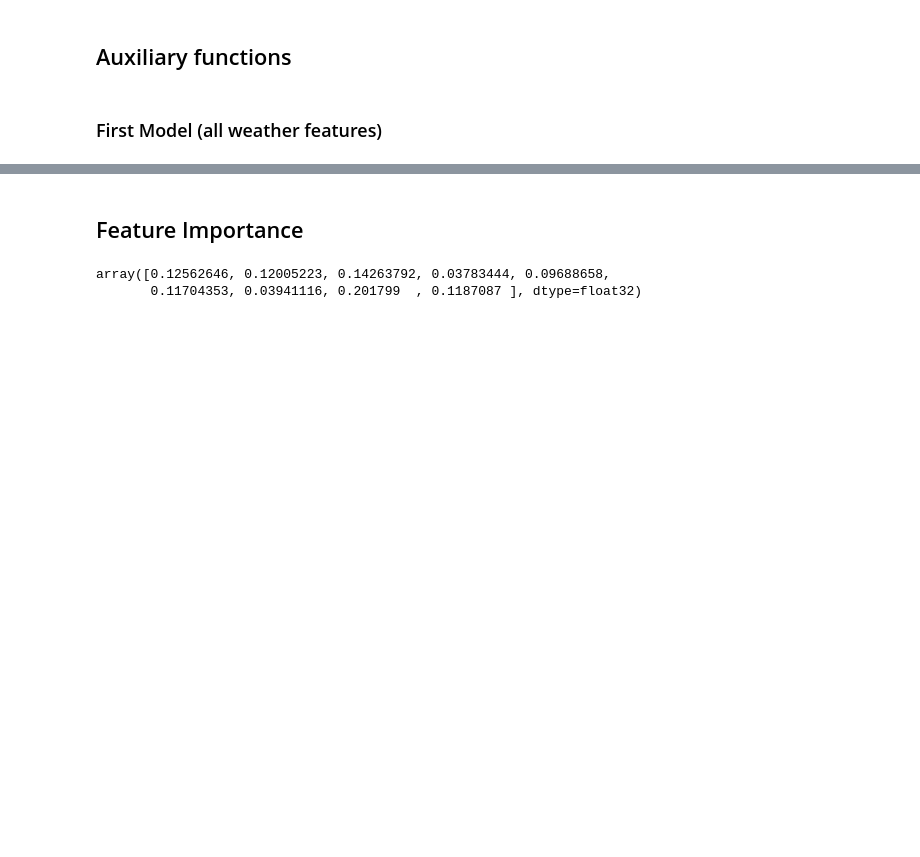
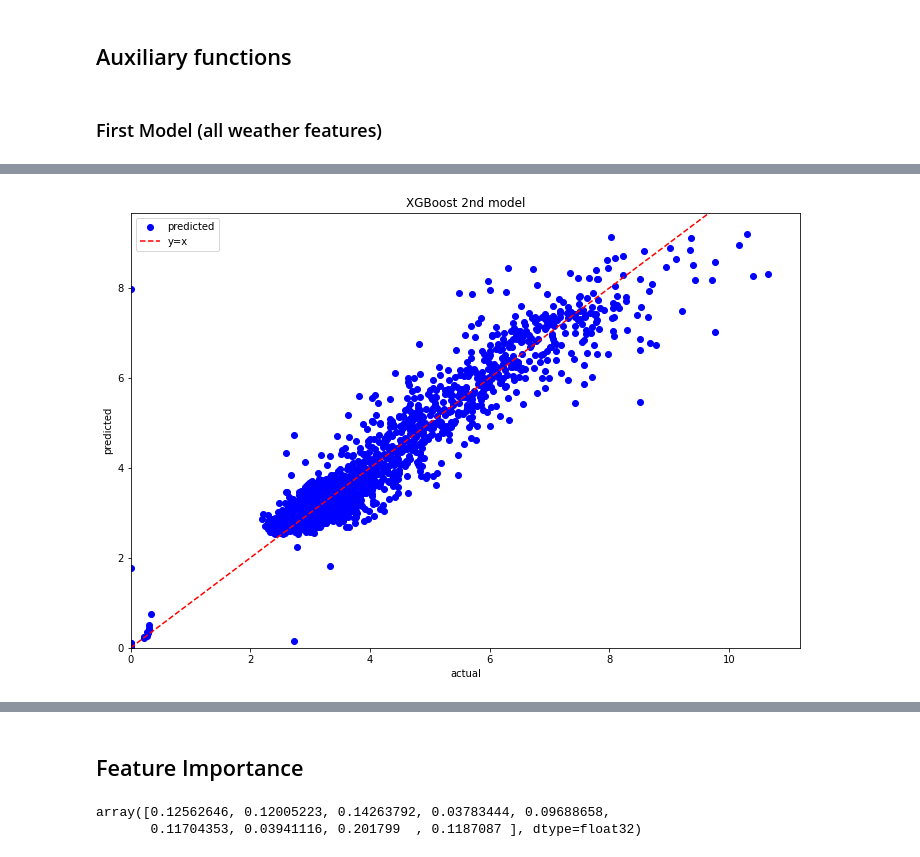
Before and after one commit to franciscomonteiro85/rec-energy-prediction-algorithm, a Jupyter notebook: REC_Energy_Algorithm.ipynb, the cells around one changed output, grey strips where cells are left out. Cells and saved outputs as stored; diff of their text form; code cells hidden in the pictures; blank space fills up the shorter version.

```diff
--- a/REC_Energy_Algorithm.ipynb
+++ b/REC_Energy_Algorithm.ipynb
@@ -205,0 +205,4 @@ X2
+# %%
+# Merge with new 96 features and the target
+X_2nd_model = pd.concat([X2, features_96, y2.rename('Energy_out')], axis=1)
+X_2nd_model
@@ -205,0 +223,7 @@ X2
+# %%
+# Drop NaN values
+X24_merged = X_2nd_model.dropna(axis=0).reset_index(drop=True)
+# Separate into X and y
+X24 = X24_merged.drop('Energy_out', axis=1, inplace=False)
+y24 = X24_merged['Energy_out']
+X24
@@ -205,0 +310,12 @@ X2
+# %%
+# First Model (all weather features)
+X_train, X_test, y_train, y_test = train_test_split(X, y, test_size=0.2, random_state=42)
+model, preds = build_model(X_train, y_train, X_test)
+
+# Second Model (weather features + last 24 hours)
+X24_train, X24_test, y24_train, y24_test = train_test_split(X24, y24, test_size=0.2, random_state=42)
+model24, preds24 = build_model(X24_train, y24_train, X24_test)
+
+# Third Model (weather features + last 7 days at the exact same time)
+X7_train, X7_test, y7_train, y7_test = train_test_split(X7, y7, test_size=0.2, random_state=42)
+model7, preds7 = build_model(X7_train, y7_train, X7_test)
@@ -205,0 +330,6 @@ X2
+# %%
+plt.figure(figsize=(12, 8))
+
+plot_results(preds24, y24_test, 'XGBoost 2nd model')
+# %% [output]
+[figure, added]
```
Also changed, not shown: parts of 45 cells of this notebook.
